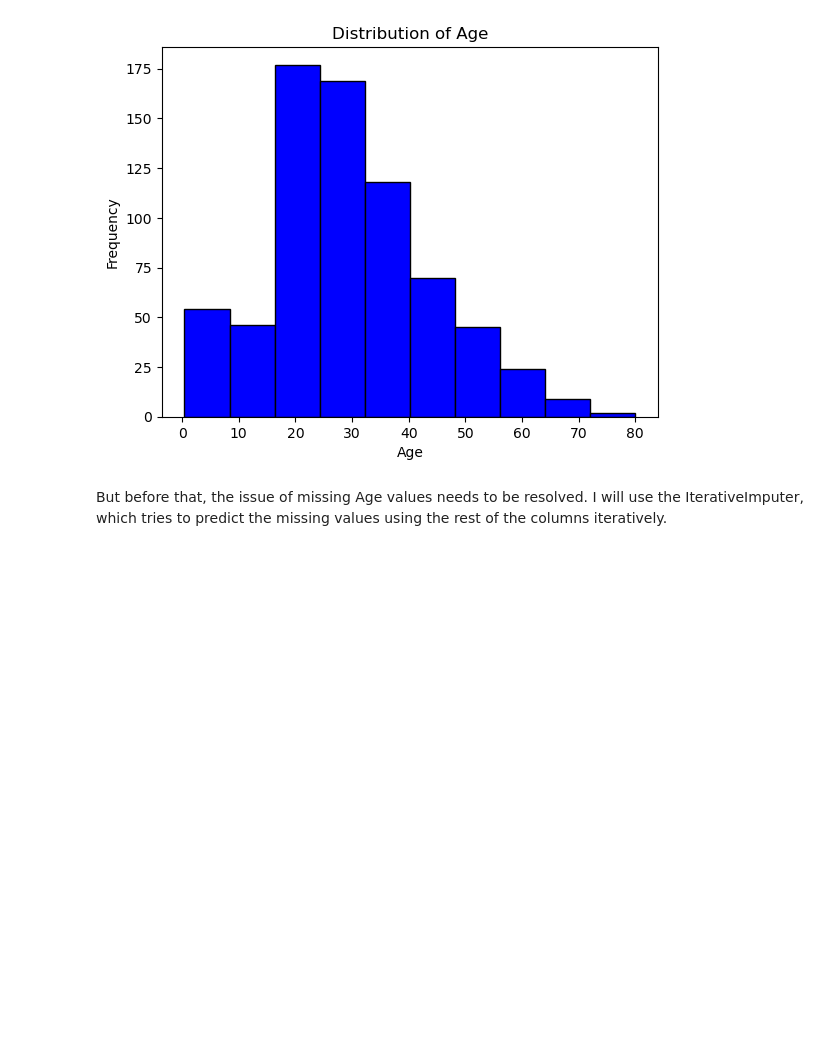
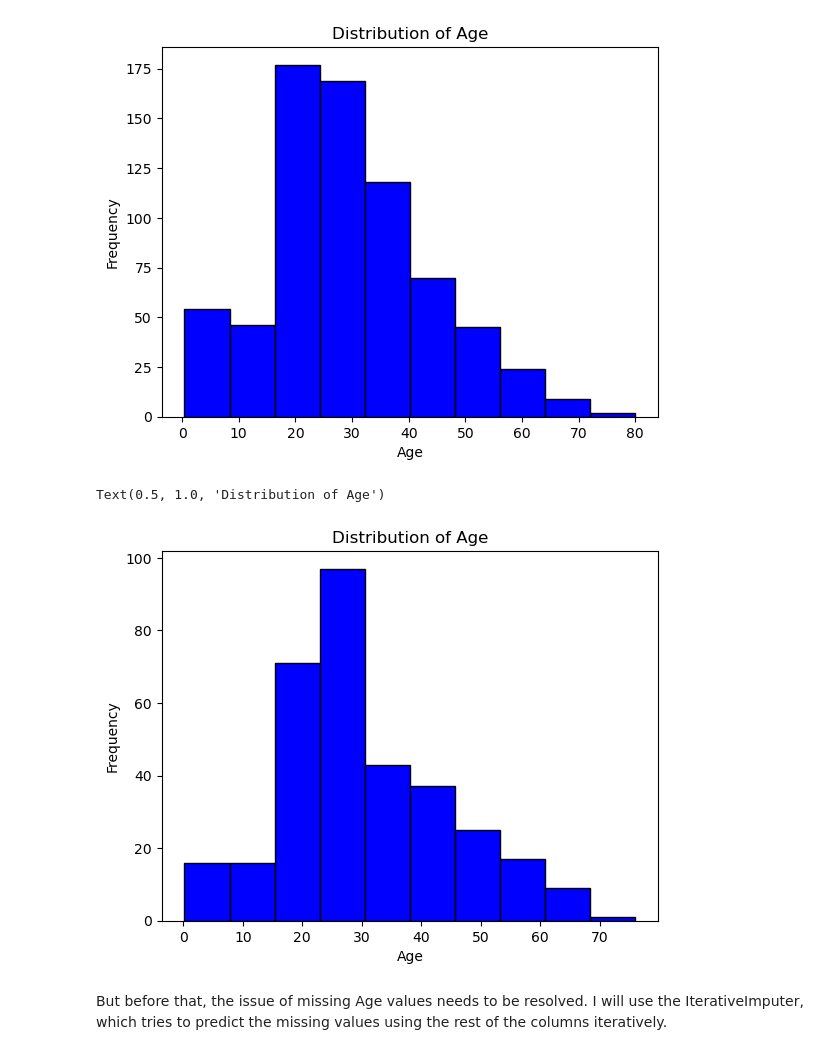
Before and after one commit to enpe693/titanic, a Jupyter notebook: titanic.ipynb, the cells around one changed output. Cells and saved outputs as stored; diff of their text form; code cells hidden in the pictures; blank space fills up the shorter version.

```diff
--- a/titanic.ipynb
+++ b/titanic.ipynb
@@ -261,6 +270,16 @@ plt.title('Distribution of Age')
 # %% [output]
 Text(0.5, 1.0, 'Distribution of Age')
 [figure]
+# %%
+#delete
+plt.hist(test_data['Age'], bins=10, color='blue', edgecolor='black')
+
+plt.xlabel('Age')
+plt.ylabel('Frequency')
+plt.title('Distribution of Age')
+# %% [output]
+Text(0.5, 1.0, 'Distribution of Age')
+[figure, added]
 # %% [markdown]
 But before that, the issue of missing Age values needs to be resolved. I will use the IterativeImputer, which tries to predict the missing values using the rest of the columns iteratively.
 # %%
```
Also changed, not shown: parts of 31 cells of this notebook.
